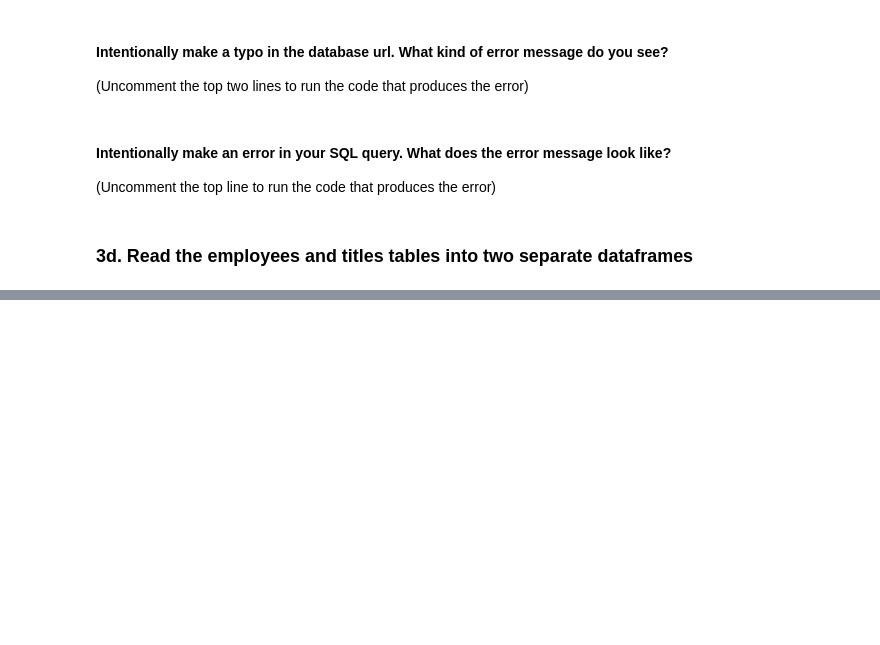
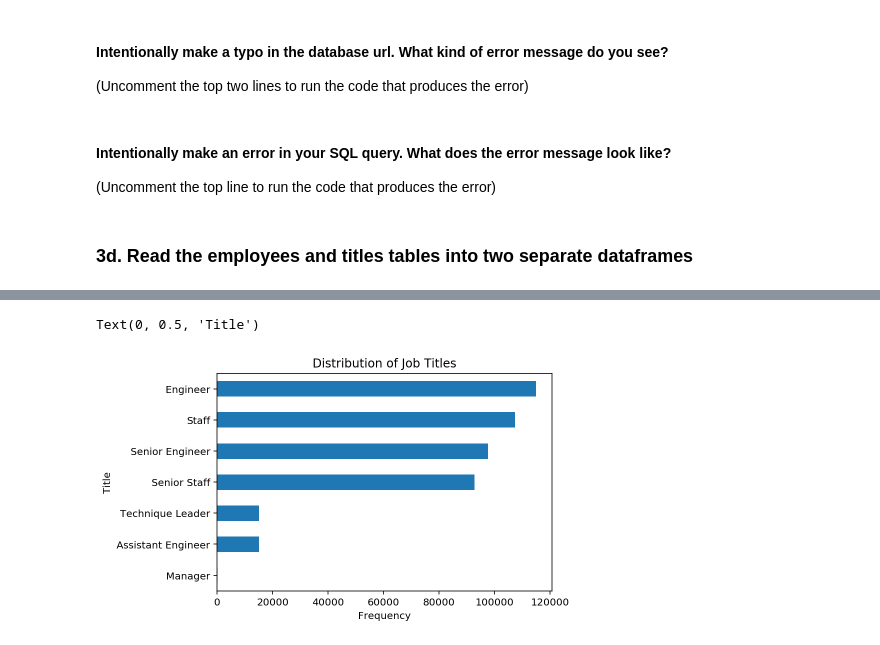
Before and after one commit to adam-gomez/numpy-pandas-visualization-exercises, a Jupyter notebook: advanced_dataframes.ipynb, the cells around one changed output, grey strips where cells are left out. Drawn from its saved outputs; the diff is of its cells as text; code cells hidden in the pictures; blank space fills up the shorter version.

```diff
--- a/advanced_dataframes.ipynb
+++ b/advanced_dataframes.ipynb
@@ -342,3 +341,6 @@ pd.read_sql('SELECT * FROM employees LIMIT 5 OFFSET 50', url)
 #ProgrammingError: (pymysql.err.ProgrammingError) (1064, "You have an error in your SQL syntax; check the manual that corresponds to your MySQL server version for the right syntax
 # %% [markdown]
 ### 3d. Read the employees and titles tables into two separate dataframes
+# %%
+employees = pd.read_sql('SELECT * FROM employees', url)
+titles = pd.read_sql('SELECT * FROM titles', url)
@@ -344,0 +370,3 @@ pd.read_sql('SELECT * FROM employees LIMIT 5 OFFSET 50', url)
+# %%
+title_count = titles['title'].value_counts()
+title_count
@@ -344,0 +382,8 @@ pd.read_sql('SELECT * FROM employees LIMIT 5 OFFSET 50', url)
+# %%
+title_count.sort_values().plot(kind = 'barh')
+plt.title("Distribution of Job Titles")
+plt.xlabel("Frequency")
+plt.ylabel("Title")
+# %% [output]
+Text(0, 0.5, 'Title')
+[figure, added]
```
Also changed, not shown: parts of 37 cells of this notebook.
